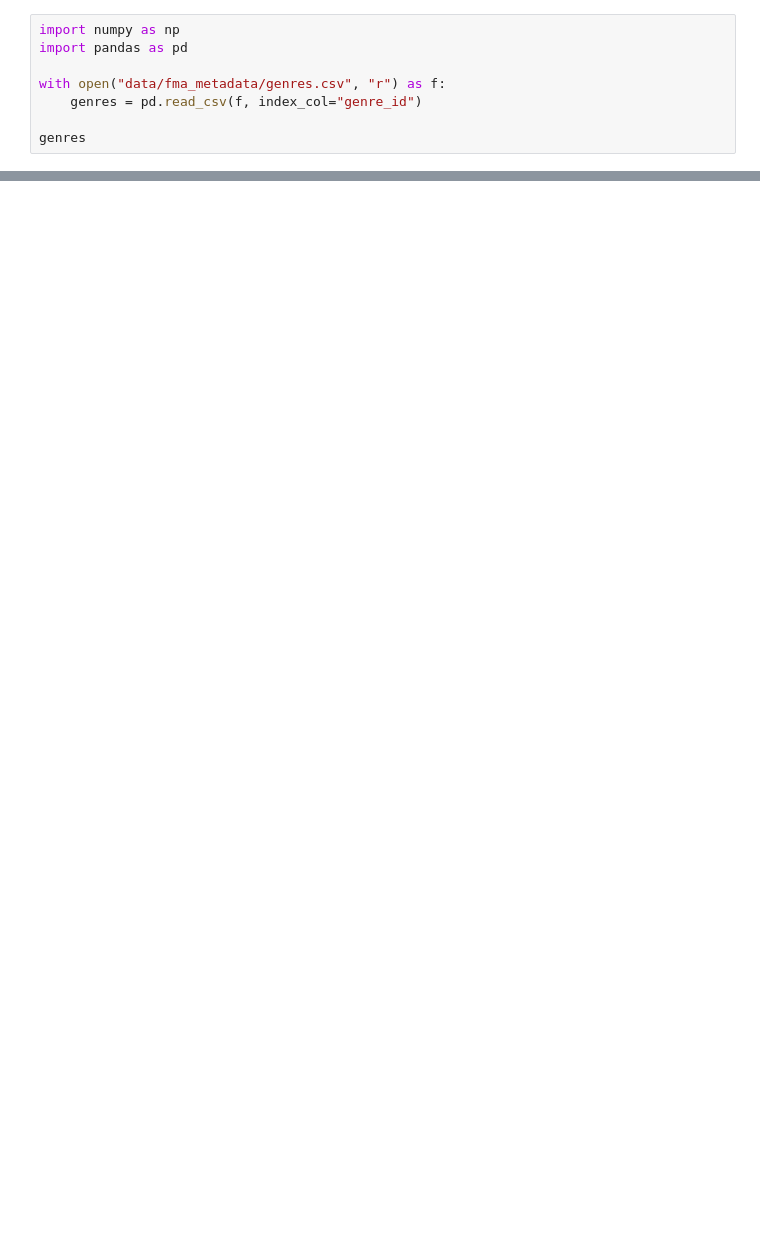
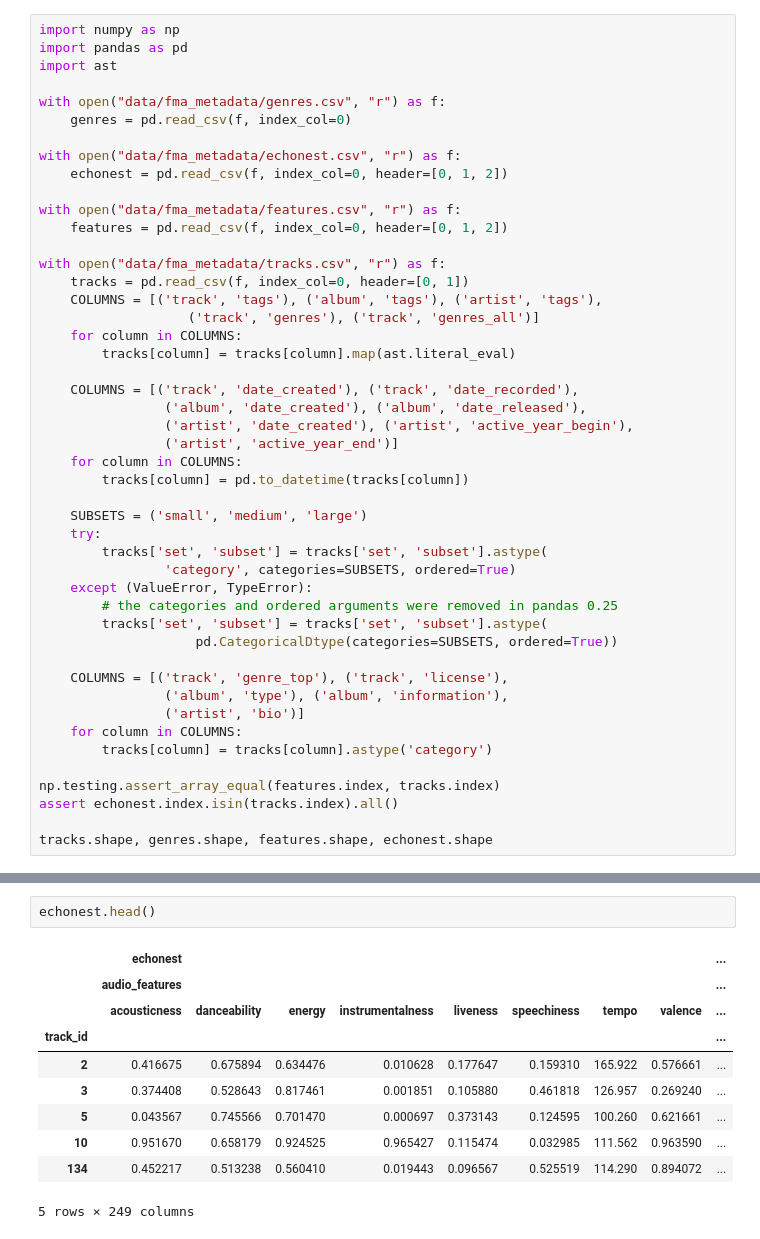
Before and after one commit to kkawula/music-genre-classification, a Jupyter notebook: notebook.ipynb, the cells around one changed output, grey strips where cells are left out. Saved outputs shown, nothing was run; the diff lists cells and outputs as text; blank space fills up the shorter version.

Commit message:
Metadata processing

```diff
--- a/notebook.ipynb
+++ b/notebook.ipynb
@@ -1,9 +1,48 @@
 # %%
 import numpy as np
 import pandas as pd
+import ast
 
 with open("data/fma_metadata/genres.csv", "r") as f:
-    genres = pd.read_csv(f, index_col="genre_id")
+    genres = pd.read_csv(f, index_col=0)
 
-genres
+with open("data/fma_metadata/echonest.csv", "r") as f:
+    echonest = pd.read_csv(f, index_col=0, header=[0, 1, 2])
+
+with open("data/fma_metadata/features.csv", "r") as f:
+    features = pd.read_csv(f, index_col=0, header=[0, 1, 2])
+
+with open("data/fma_metadata/tracks.csv", "r") as f:
+    tracks = pd.read_csv(f, index_col=0, header=[0, 1])
+    COLUMNS = [('track', 'tags'), ('album', 'tags'), ('artist', 'tags'),
+                   ('track', 'genres'), ('track', 'genres_all')]
+    for column in COLUMNS:
+        tracks[column] = tracks[column].map(ast.literal_eval)
+
+    COLUMNS = [('track', 'date_created'), ('track', 'date_recorded'),
+                ('album', 'date_created'), ('album', 'date_released'),
+                ('artist', 'date_created'), ('artist', 'active_year_begin'),
+                ('artist', 'active_year_end')]
+    for column in COLUMNS:
+        tracks[column] = pd.to_datetime(tracks[column])
+
+    SUBSETS = ('small', 'medium', 'large')
+    try:
+        tracks['set', 'subset'] = tracks['set', 'subset'].astype(
+                'category', categories=SUBSETS, ordered=True)
+    except (ValueError, TypeError):
+        # the categories and ordered arguments were removed in pandas 0.25
+        tracks['set', 'subset'] = tracks['set', 'subset'].astype(
+                    pd.CategoricalDtype(categories=SUBSETS, ordered=True))
+
+    COLUMNS = [('track', 'genre_top'), ('track', 'license'),
+                ('album', 'type'), ('album', 'information'),
+                ('artist', 'bio')]
+    for column in COLUMNS:
+        tracks[column] = tracks[column].astype('category')
+
+np.testing.assert_array_equal(features.index, tracks.index)
+assert echonest.index.isin(tracks.index).all()
+
+tracks.shape, genres.shape, features.shape, echonest.shape
 # %% [output]
@@ -23,0 +96,13 @@ genres
+# %%
+echonest.head()
+# %% [output]
+|  | echonest |  |  |  |  |  |  |  | ... |
+|  | audio_features |  |  |  |  |  |  |  | ... |
+|  | acousticness | danceability | energy | instrumentalness | liveness | speechiness | tempo | valence | ... |
+| track_id |  |  |  |  |  |  |  |  | ... |
+| 2 | 0.416675 | 0.675894 | 0.634476 | 0.010628 | 0.177647 | 0.159310 | 165.922 | 0.576661 | ... |
+| 3 | 0.374408 | 0.528643 | 0.817461 | 0.001851 | 0.105880 | 0.461818 | 126.957 | 0.269240 | ... |
+| 5 | 0.043567 | 0.745566 | 0.701470 | 0.000697 | 0.373143 | 0.124595 | 100.260 | 0.621661 | ... |
+| 10 | 0.951670 | 0.658179 | 0.924525 | 0.965427 | 0.115474 | 0.032985 | 111.562 | 0.963590 | ... |
+| 134 | 0.452217 | 0.513238 | 0.560410 | 0.019443 | 0.096567 | 0.525519 | 114.290 | 0.894072 | ... |
+5 rows × 249 columns
```
Also changed, not shown: parts of 4 cells of this notebook, 2 other files.
